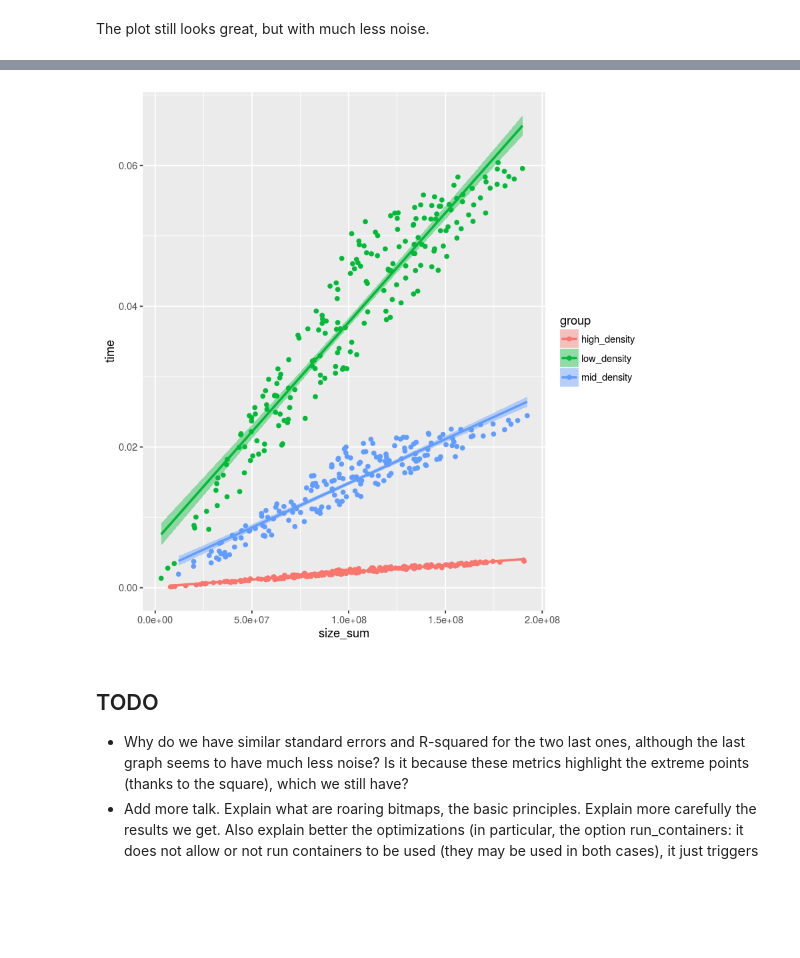
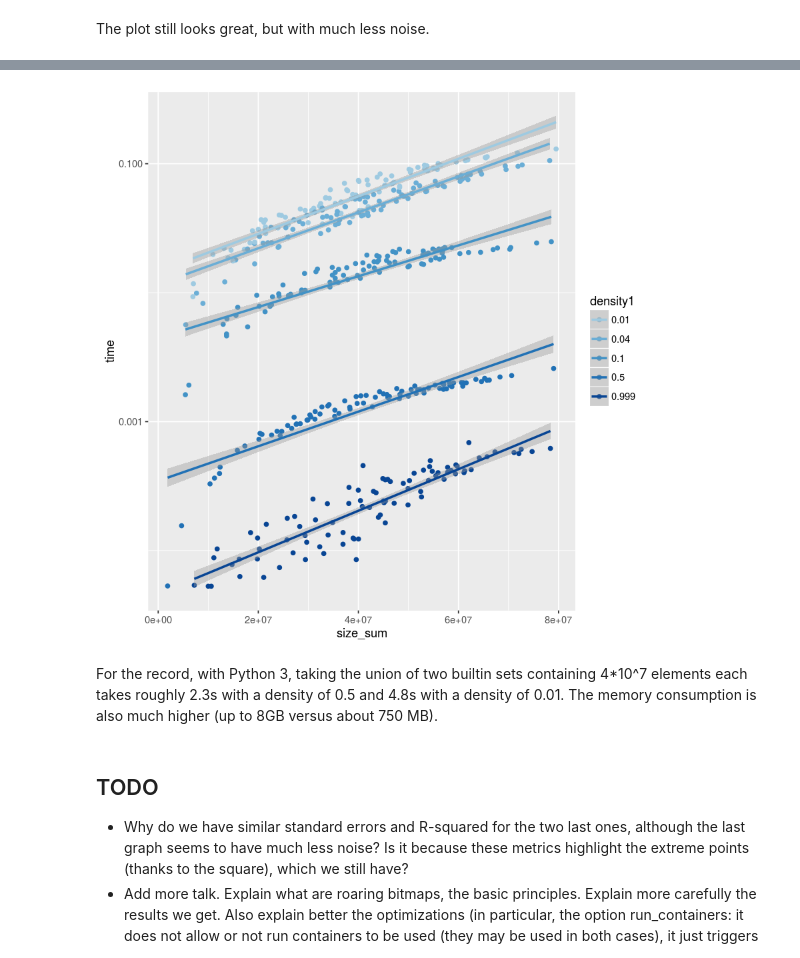
Before and after one commit to Ezibenroc/roaring_analysis, a Jupyter notebook: size_density_analysis.ipynb, the cells around one changed output, grey strips where cells are left out. Saved outputs shown, nothing was run; the diff lists cells and outputs as text; code cells hidden in the pictures; blank space fills up the shorter version.

````diff
--- a/size_density_analysis.ipynb
+++ b/size_density_analysis.ipynb
@@ -150,19 +150,13 @@ The following results have been obtained with the command:
 ```
 # %%
-all_times = read.csv("size_results_no_cow_0.1_0.25_0.8.csv")
-densitygroup <- function(density) {
-    if(density == 0.1) {
-        return("low_density")
-    }
-    else if(density == 0.25) {
-        return("mid_density")
-    }
-    else if(density == 0.8) {
-        return("high_density")
-    }
-    else {
-        return("error")
-    }
-}
-all_times$group <- apply(all_times['density1'], 1, densitygroup)
+all_times = read.csv("size_density_results.csv")
+all_times$density1 <- factor(all_times$density1)
 all_times$size_sum <- apply(all_times[,c('size1','size2')], 1, function(y) sum(y['size1'],y['size2'])) # can also take the max
+# %%
+library(RColorBrewer)
+my_colors = brewer.pal(n = 7, "Blues")[3:7] # we exclude the lightest colors
+
+ggplot(all_times, aes(x=size_sum, y=time, group=density1, colour=density1))+
+            geom_point() + geom_smooth(method=lm) +
+            scale_colour_manual(values=my_colors)
+            #scale_color_brewer(type="seq") # alternative, without excluding colors
@@ -169,8 +165,12 @@ all_times$size_sum <- apply(all_times[,c('size1','size2')], 1, function(y) sum(y
 # %%
-ggplot(all_times, aes(x=size_sum, y=time, group=group, col=group, fill=group))+
-            geom_point() + geom_smooth(method=lm)
+ggplot(all_times, aes(x=size_sum, y=time, group=density1, colour=density1))+
+            geom_point() + geom_smooth(method=lm) +
+            scale_colour_manual(values=my_colors) +
+            scale_y_log10()
 # %% [output]
-[figure, old version]
+[figure, new version]
+# %% [markdown]
+For the record, with Python 3, taking the union of two builtin sets containing 4\*10^7 elements each takes roughly 2.3s with a density of 0.5 and 4.8s with a density of 0.01. The memory consumption is also much higher (up to 8GB versus about 750 MB).
 # %% [markdown]
 ## TODO
 
````
Also changed, not shown: parts of 2 cells of this notebook, 2 other files.
